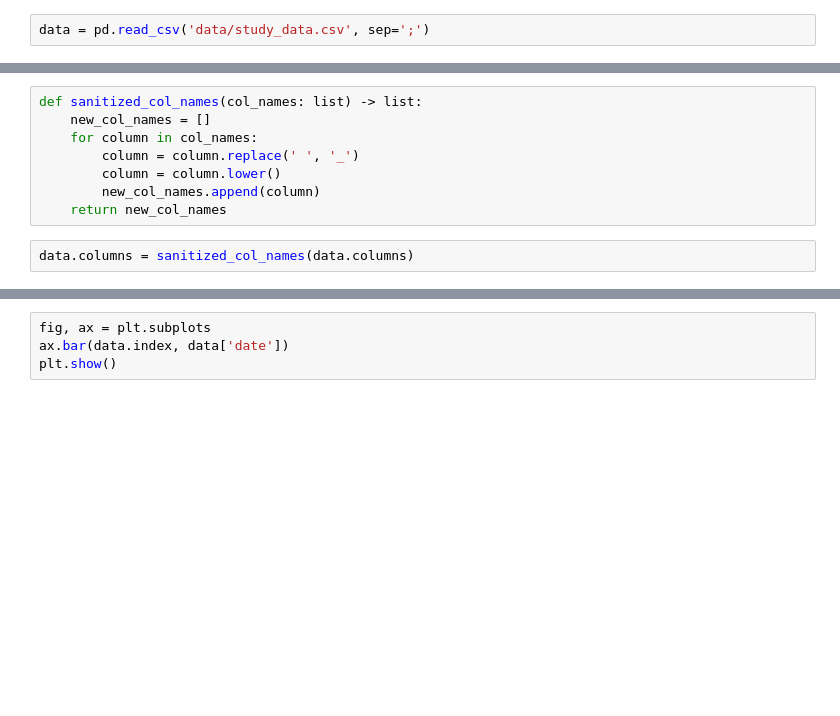
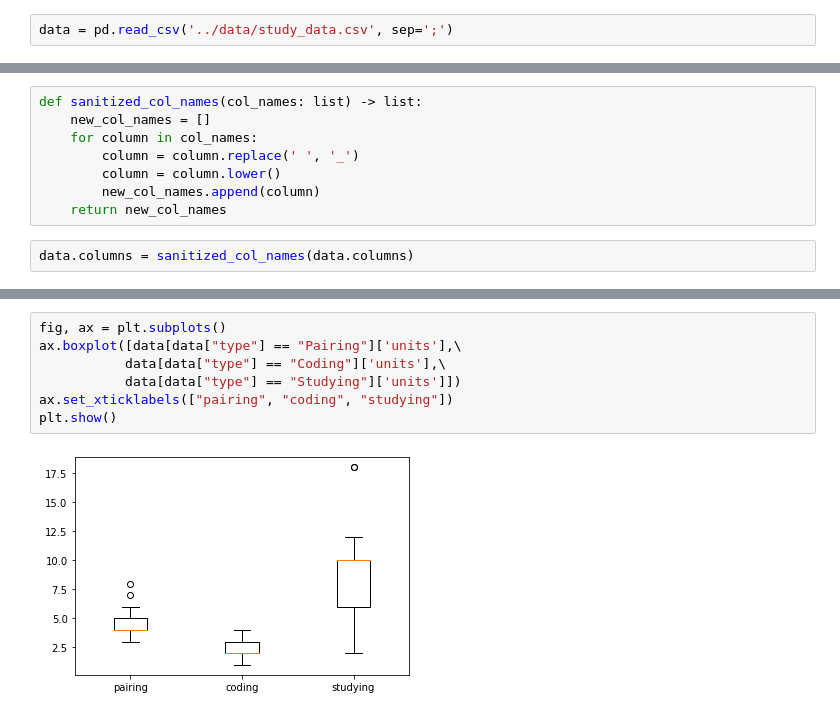
Before and after one commit to danielalazzara/learning_python, a Jupyter notebook: notebooks/data_exploration.ipynb, the cells around one changed output, grey strips where cells are left out. Drawn from its saved outputs; the diff is of its cells as text; blank space fills up the shorter version.

Commit message:
changes to data and notebook

```diff
--- a/notebooks/data_exploration.ipynb
+++ b/notebooks/data_exploration.ipynb
@@ -5,2 +11,2 @@ import seaborn as sns
 # %%
-data = pd.read_csv('data/study_data.csv', sep=';')
+data = pd.read_csv('../data/study_data.csv', sep=';')
@@ -58,4 +113,9 @@ plt.show()
 # %%
-fig, ax = plt.subplots
-ax.bar(data.index, data['date'])
+fig, ax = plt.subplots()
+ax.boxplot([data[data["type"] == "Pairing"]['units'],\
+           data[data["type"] == "Coding"]['units'],\
+           data[data["type"] == "Studying"]['units']])
+ax.set_xticklabels(["pairing", "coding", "studying"])
 plt.show()
+# %% [output]
+[figure, added]
```
Also changed, not shown: parts of 25 cells of this notebook, 1 other file.
